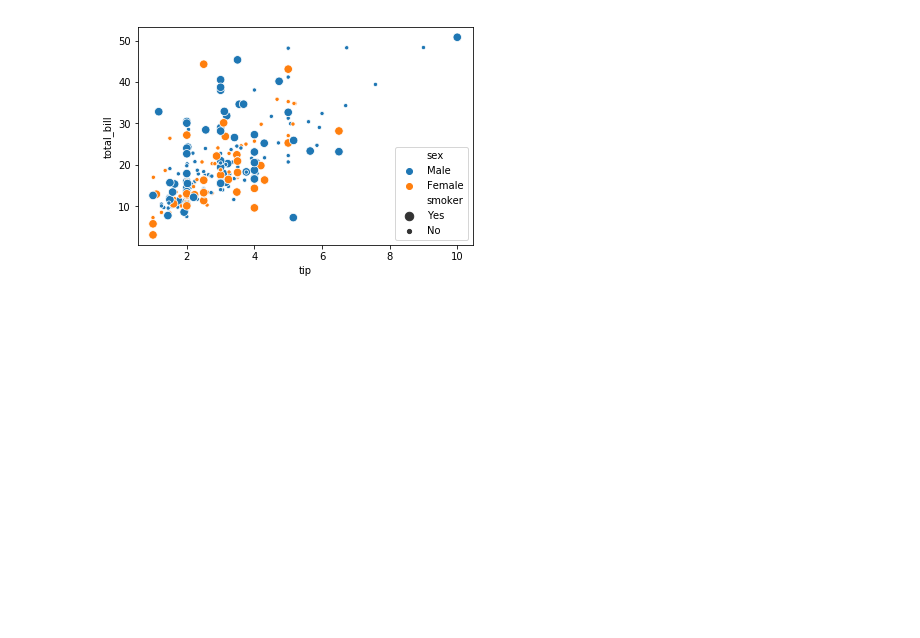
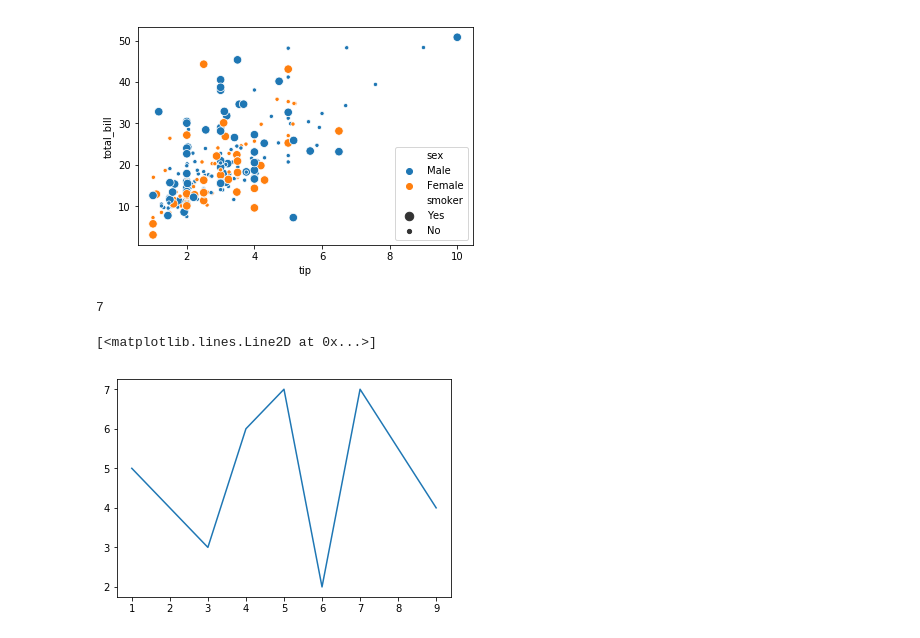
Before and after one commit to imrankhan0786/imran1, a Jupyter notebook: Data Science/pandas.ipynb, the cells around one changed output. Cells and saved outputs as stored; diff of their text form; code cells hidden in the pictures; blank space fills up the shorter version.

```diff
--- a/Data Science/pandas.ipynb
+++ b/Data Science/pandas.ipynb
@@ -105,3 +107,15 @@ f= sns.scatterplot(x="tip",y="total_bill",data=data,hue="sex",size="smoker")
 plt.show()
 # %% [output]
 [figure]
+# %%
+x = np.array([1,3,4,5,6,7,9])
+y = np.array([5,3,6,7,2,7,4])
+x.size
+y.size
+# %% [output]
+7
+# %%
+plt.plot(x,y)
+# %% [output]
+[<matplotlib.lines.Line2D at 0x...>]
+[figure, added]
```
Also changed, not shown: parts of 23 cells of this notebook.
